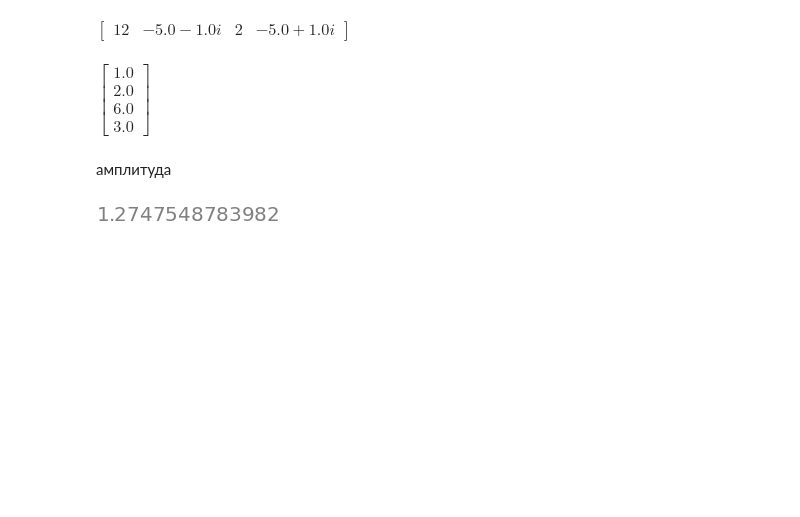
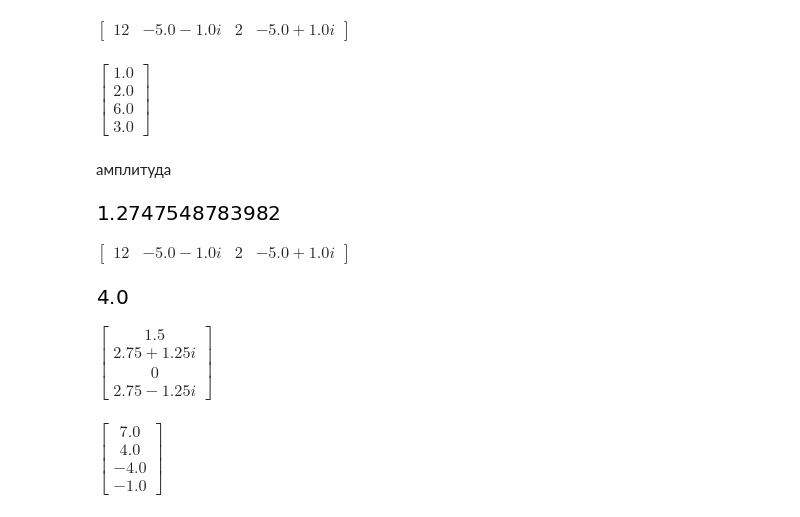
Before and after one commit to ne-bknn/gnd, a Jupyter notebook: Untitled.ipynb, the cells around one changed output. Drawn from its saved outputs; the diff is of its cells as text; code cells hidden in the pictures; blank space fills up the shorter version.

```diff
--- a/Untitled.ipynb
+++ b/Untitled.ipynb
@@ -6,7 +8,7 @@ init_printing()
 # %%
 possible_amounts = [3, 4, 6, 8, 12]
 
-def generate_matrix(N: int):
+def generate_matrix_fourier(N: int):
     frac = sympy.Rational(2, N)
     matrix = []
     for i in range(N):
@@ -157,10 +159,18 @@ $\displaystyle \left[\begin{matrix}1.0\\2.0\\6.0\\3.0\end{matrix}\right]$
 # %%
 N=4
 i=1
 a5=sympy.Matrix([1,2,6,3])
-m=generate_matrix(N)`
+m=generate_matrix(N)
 X=m*a5
 ans_Ai=abs(X[i])/N
 ans_Ai
 # %% [output]
-[figure, old version]
+[figure, new version]
+# %%
+a4
+# %% [output]
+$\displaystyle \left[\begin{matrix}12 & -5.0 - 1.0 i & 2 & -5.0 + 1.0 i\end{matrix}\right]$
+# %%
+sum(a4)
+# %% [output]
+[figure, added]
@@ -166,0 +179,8 @@ ans_Ai
+# %%
+k
+# %% [output]
+$\displaystyle \left[\begin{matrix}1.5\\2.75 + 1.25 i\\0\\2.75 - 1.25 i\end{matrix}\right]$
+# %%
+sympy.simplify(generate_matrix_fourier(4)*k)
+# %% [output]
+$\displaystyle \left[\begin{matrix}7.0\\4.0\\-4.0\\-1.0\end{matrix}\right]$
```
Also changed, not shown: parts of 8 cells of this notebook, 1 other file.
